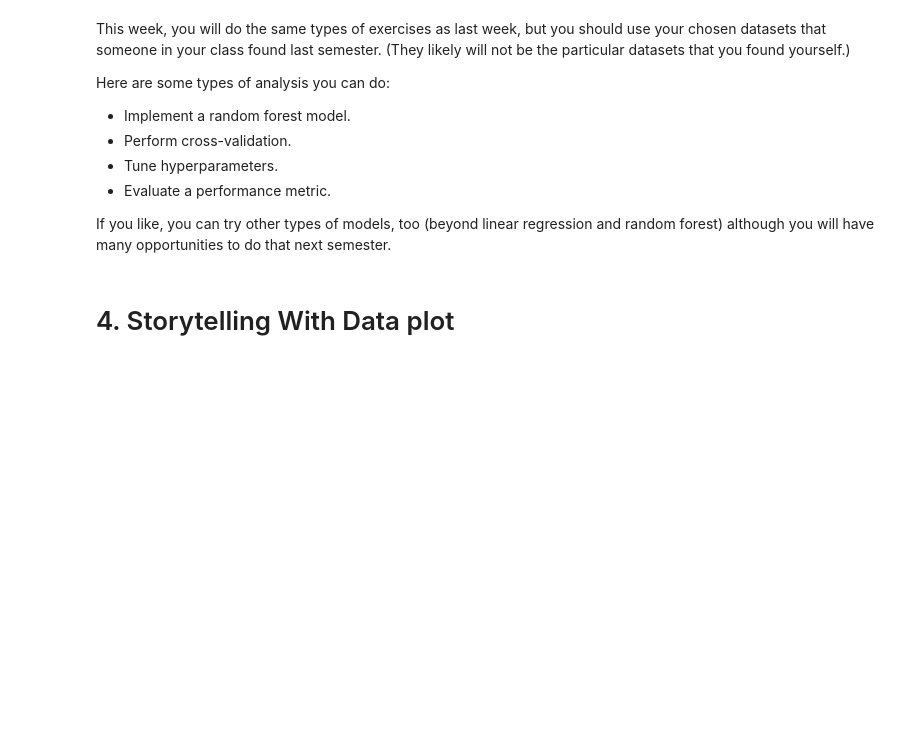
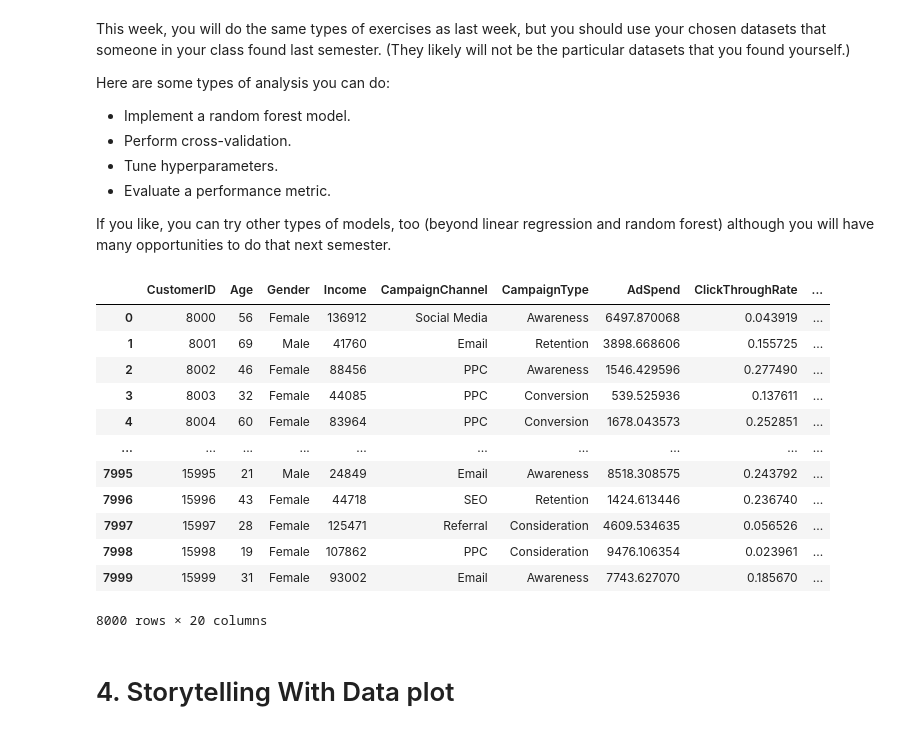
Before and after one commit to chenmichael2/MOD-B-O2, a Jupyter notebook: Week11.ipynb, the cells around one changed output. Drawn from its saved outputs; the diff is of its cells as text; code cells hidden in the pictures; blank space fills up the shorter version.

```diff
--- a/Week11.ipynb
+++ b/Week11.ipynb
@@ -71,3 +71,20 @@ Here are some types of analysis you can do:
 * Evaluate a performance metric.
 
 If you like, you can try other types of models, too (beyond linear regression and random forest) although you will have many opportunities to do that next semester.
+# %%
+df = pd.read_csv("Digital_Marketing_Campaign_Dataset.csv")
+df
+# %% [output]
+|  | CustomerID | Age | Gender | Income | CampaignChannel | CampaignType | AdSpend | ClickThroughRate | ... |
+| 0 | 8000 | 56 | Female | 136912 | Social Media | Awareness | 6497.870068 | 0.043919 | ... |
+| 1 | 8001 | 69 | Male | 41760 | Email | Retention | 3898.668606 | 0.155725 | ... |
+| 2 | 8002 | 46 | Female | 88456 | PPC | Awareness | 1546.429596 | 0.277490 | ... |
+| 3 | 8003 | 32 | Female | 44085 | PPC | Conversion | 539.525936 | 0.137611 | ... |
+| 4 | 8004 | 60 | Female | 83964 | PPC | Conversion | 1678.043573 | 0.252851 | ... |
+| ... | ... | ... | ... | ... | ... | ... | ... | ... | ... |
+| 7995 | 15995 | 21 | Male | 24849 | Email | Awareness | 8518.308575 | 0.243792 | ... |
+| 7996 | 15996 | 43 | Female | 44718 | SEO | Retention | 1424.613446 | 0.236740 | ... |
+| 7997 | 15997 | 28 | Female | 125471 | Referral | Consideration | 4609.534635 | 0.056526 | ... |
+| 7998 | 15998 | 19 | Female | 107862 | PPC | Consideration | 9476.106354 | 0.023961 | ... |
+| 7999 | 15999 | 31 | Female | 93002 | Email | Awareness | 7743.627070 | 0.185670 | ... |
+8000 rows × 20 columns
```
Also changed, not shown: parts of 1 cell of this notebook, 1 other file.
